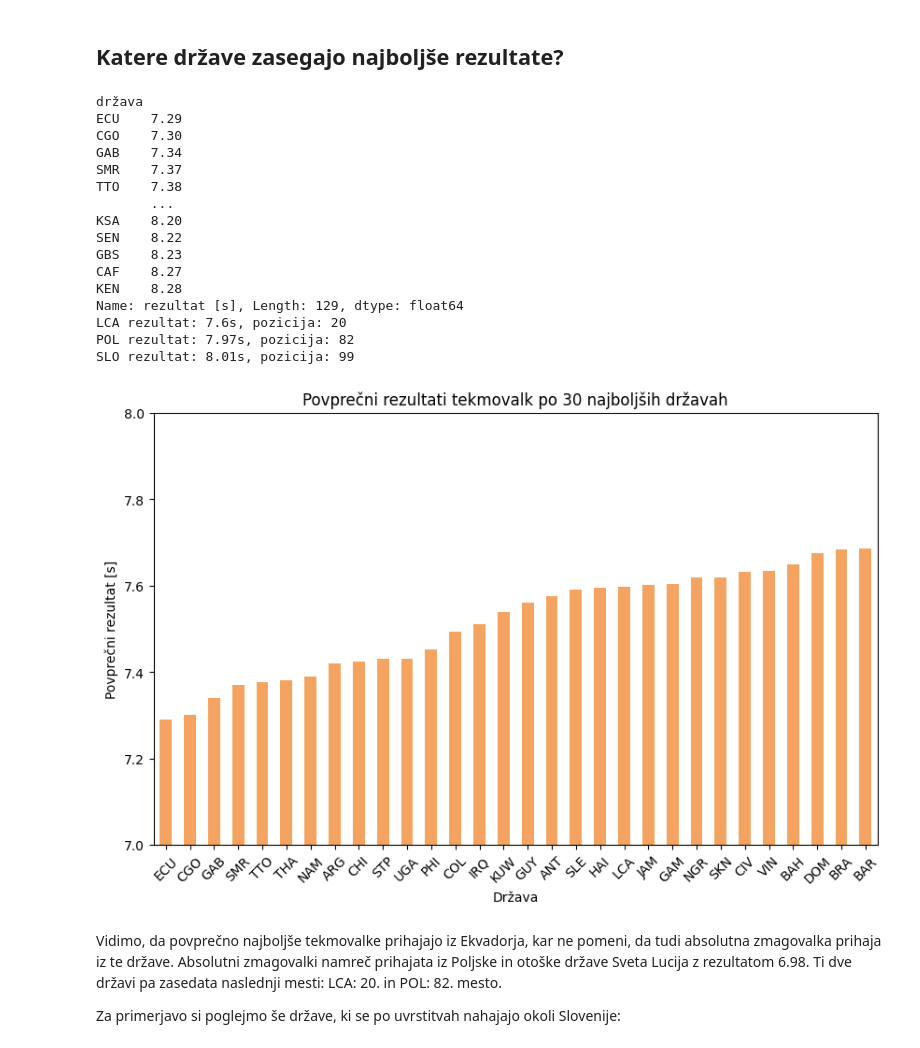
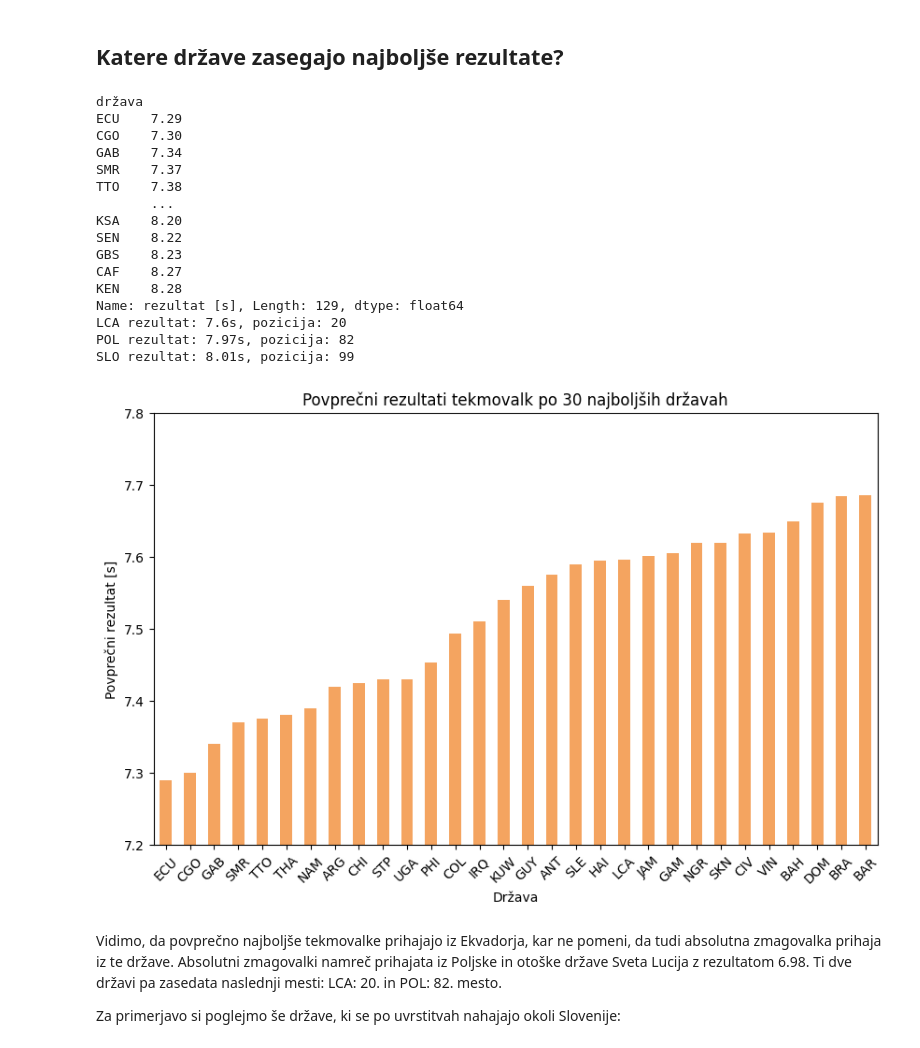
Before and after one commit to sarapolajnar/Projektna-naloga-UVP, a Jupyter notebook: analiza.ipynb, the cells around one changed output. Drawn from its saved outputs; the diff is of its cells as text; code cells hidden in the pictures.

```diff
--- a/analiza.ipynb
+++ b/analiza.ipynb
@@ -78,46 +78,46 @@ rezultat_za_drzavo = tabela_podatkov.groupby('država')['rezultat [s]'].mean()
 urejeni_rezultati_za_drzavo = rezultat_za_drzavo.sort_values()                #razverščeni podatki glede rezultate
 
 def rezultat(drzava):
-    rezultat = float(round(urejeni_rezultati_za_drzavo.loc[drzava], 2))
+    rezultat = float(round(urejeni_rezultati_za_drzavo.loc[drzava], 2))       #preberemo rezultat izbrane drzave
     return rezultat
 
 def pozicija(drzava):
-    pozicija = urejeni_rezultati_za_drzavo.index.get_loc(drzava) + 1         #+1 ker se indeksiranje zacne pri 0
+    pozicija = urejeni_rezultati_za_drzavo.index.get_loc(drzava) + 1          #+1 ker se indeksiranje zacne pri 0, pozicija je index
     return pozicija
 
 print (round(urejeni_rezultati_za_drzavo, 2))
 print (f'LCA rezultat: {rezultat('LCA')}s, pozicija: {pozicija('LCA')}')      #izpis rezultatov in mest, ki jih zasedeta državi
 print (f'POL rezultat: {rezultat('POL')}s, pozicija: {pozicija('POL')}')      #z najboljšim rezultatom in Slovenija
 print (f'SLO rezultat: {rezultat('SLO')}s, pozicija: {pozicija('SLO')}')
 
 najboljsih_trideset = rezultat_za_drzavo.nsmallest(30)
 
 plt.figure(figsize=(10, 6))
 najboljsih_trideset.plot(kind='bar', color='SandyBrown')
 plt.title('Povprečni rezultati tekmovalk po 30 najboljših državah')
 plt.xlabel('Država')
 plt.ylabel('Povprečni rezultat [s]')
 plt.xticks(rotation=45)
-plt.ylim(7, 8)
+plt.ylim(7.2, 7.8)
 plt.show()
 # %% [output]
 država
 ECU    7.29
 CGO    7.30
 GAB    7.34
 SMR    7.37
 TTO    7.38
        ...
 KSA    8.20
 SEN    8.22
 GBS    8.23
 CAF    8.27
 KEN    8.28
 Name: rezultat [s], Length: 129, dtype: float64
 LCA rezultat: 7.6s, pozicija: 20
 POL rezultat: 7.97s, pozicija: 82
 SLO rezultat: 8.01s, pozicija: 99
-[figure, old version]
+[figure, new version]
 # %% [markdown]
 Vidimo, da povprečno najboljše tekmovalke prihajajo iz Ekvadorja, kar ne pomeni, da tudi absolutna zmagovalka prihaja iz te države. Absolutni zmagovalki namreč prihajata iz Poljske in otoške države Sveta Lucija z rezultatom 6.98. Ti dve državi pa zasedata naslednji mesti: LCA: 20. in POL: 82. mesto.
 
```
Also changed, not shown: parts of 4 cells of this notebook.
